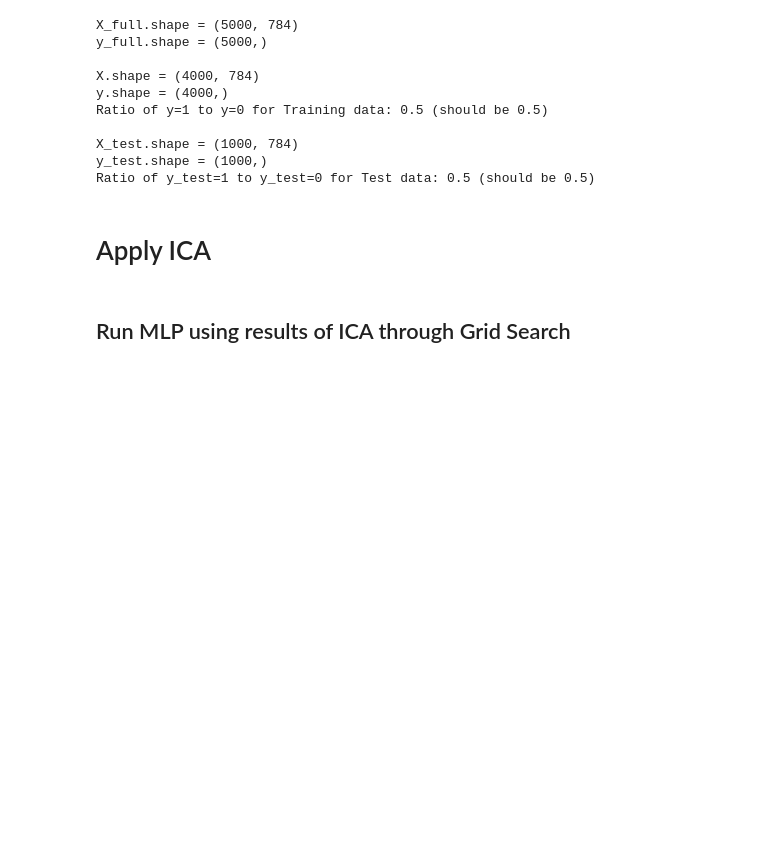
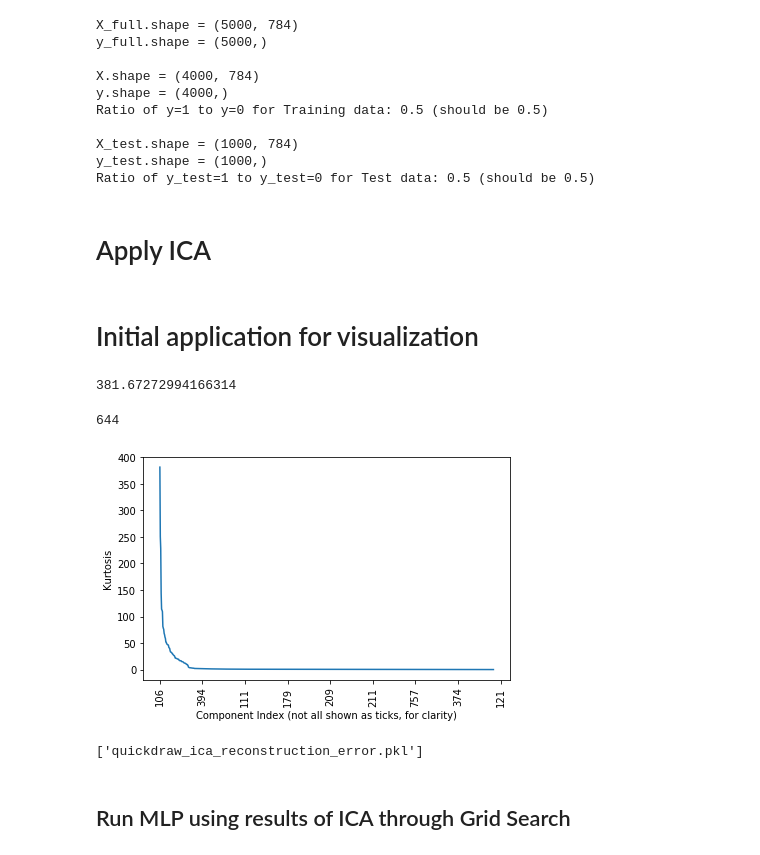
Before and after one commit to scribby182/GT-CS-7641-Assignment-3, a Jupyter notebook: quickdraw_ICA.ipynb, the cells around one changed output. Cells and saved outputs as stored; diff of their text form; code cells hidden in the pictures; blank space fills up the shorter version.

```diff
--- a/quickdraw_ICA.ipynb
+++ b/quickdraw_ICA.ipynb
@@ -93,3 +93,5 @@ y_test.shape = (1000,)
 Ratio of y_test=1 to y_test=0 for Test data: 0.5 (should be 0.5)
 # %% [markdown]
 # Apply ICA
+# %% [markdown]
+# Initial application for visualization
@@ -96,3 +103,41 @@ Ratio of y_test=1 to y_test=0 for Test data: 0.5 (should be 0.5)
+# %%
+df_ICA_components = pd.DataFrame(X_transformed)
+k_sorted = df_ICA_components.kurt(axis=0).abs().sort_values(ascending=False)
+# %%
+k_sorted.iloc[0]
+# %% [output]
+381.67272994166314
+# %%
+(k_sorted < 1).sum()
+# %% [output]
+644
+# %%
+fig, ax = plt.subplots()
+
+ax.plot(range(len(k_sorted)), k_sorted, )
+ax.set_xticklabels(k_sorted.index, rotation='vertical')
+# ax.set_xticks(range(len(k_sorted)))
+# plt.xticks(k_sorted.index)
+# ax.xticks(k_sorted.index)
+# ax.xaxis.set_major_locator(MaxNLocator(len(k_sorted.index), integer=True))
+
+ax.set_xlabel("Component Index (not all shown as ticks, for clarity)")
+ax.set_ylabel("Kurtosis")
+fig.tight_layout()
+fig.savefig(f'{casename}_kurtosis.png')
+# %% [output]
+[figure, added]
+# %%
+# n_components = [2, 3, 4, 5, 7, 10, 13, 15, 20, 25, 30, 35, 40]
+reconstruction_error = np.zeros(len(n_components))
+for i, this_n in enumerate(n_components):
+    pipe_reconstruction = Pipeline([('scaler', StandardScaler()),
+                                       (f'{dim_red_name}', FastICA(random_state=random_state, n_components=this_n, max_iter=max_iter))])
+    pipe_reconstruction.fit(X)
+    reconstruction_error[i] = get_reconstruction_error(X, pipe_reconstruction)
+joblib.dump(np.array((n_components, reconstruction_error)).T, f'{casename}_reconstruction_error.pkl')
+# %% [output]
+['quickdraw_ica_reconstruction_error.pkl']
 # %% [markdown]
 ## Run MLP using results of ICA through Grid Search
 # %%
```
Also changed, not shown: parts of 54 cells of this notebook, 15 other files.
